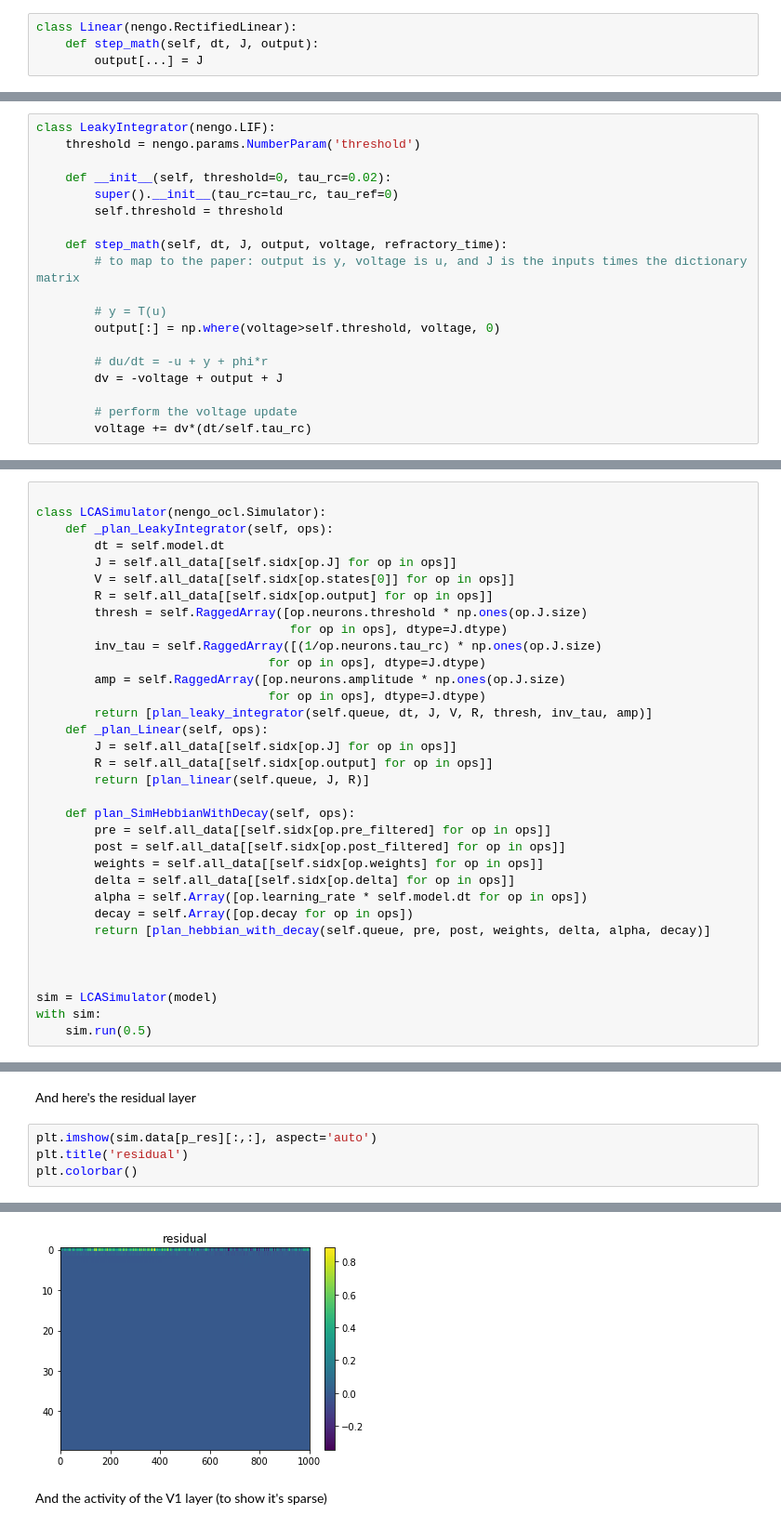
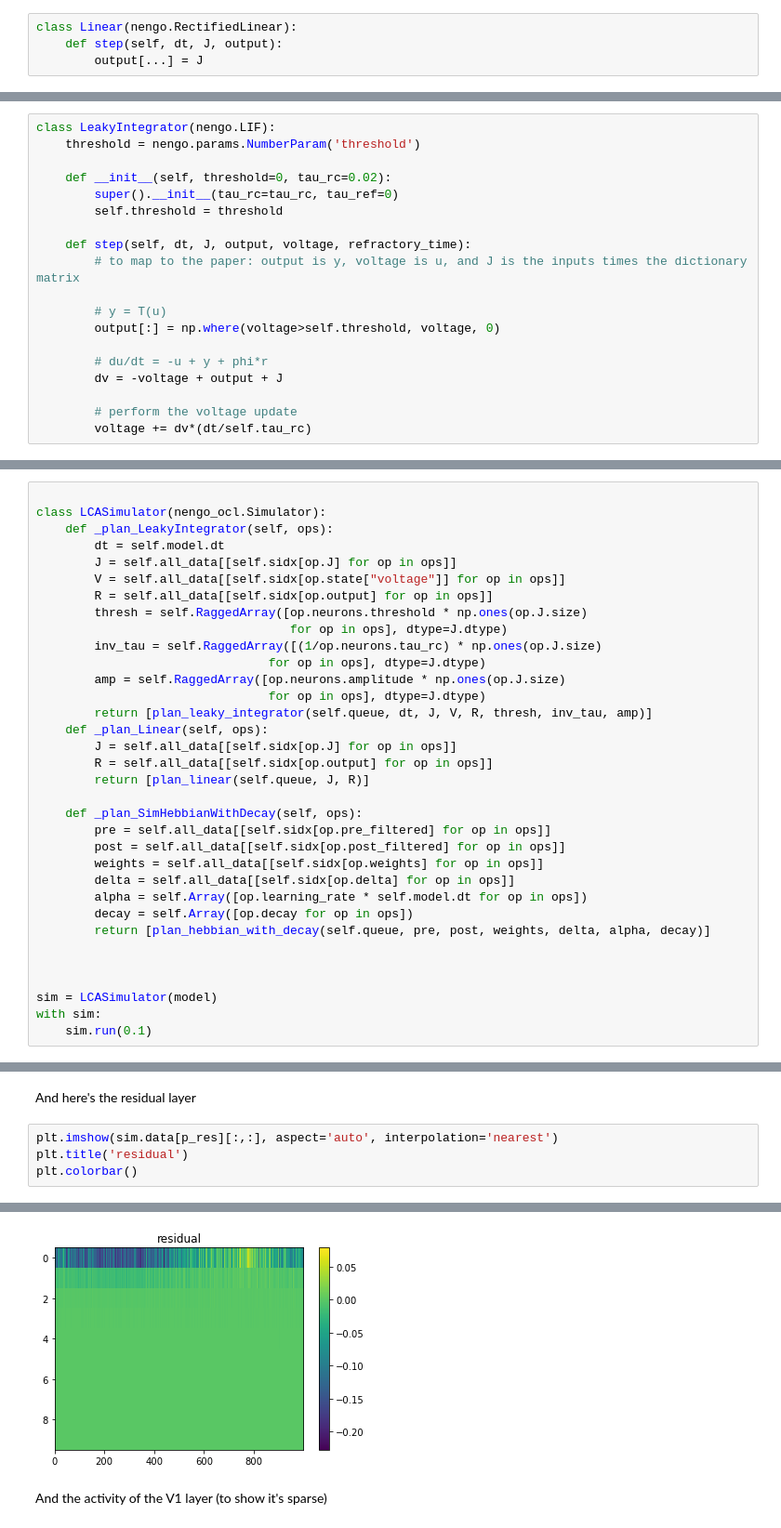
Before and after one commit to tcstewar/testing_notebooks, a Jupyter notebook: lca/LCA-nengo_ocl.ipynb, the cells around one changed output, grey strips where cells are left out. Shown at 93% size. Saved outputs shown, nothing was run; the diff lists cells and outputs as text.

```diff
--- a/lca/LCA-nengo_ocl.ipynb
+++ b/lca/LCA-nengo_ocl.ipynb
@@ -8,7 +8,7 @@ import nengo_ocl
 The residual layer needs a neuron that doesn't do anything at all.  This isn't built in to Nengo, so we'll have to create it.  Since this is pretty much the same as the RectifiedLinear model, but without the rectification, we just subclass that neuron model.
 # %%
 class Linear(nengo.RectifiedLinear):
-    def step_math(self, dt, J, output):
+    def step(self, dt, J, output):
         output[...] = J
 # %% [markdown]
 But, we also want this to work in `nengo_ocl`.  So, we need to define the OpenCL code that will run this neuron.  The actual C code is below -- it's just `outR = J;` and the rest is the boiler-plate code needed to make it all compile right.
@@ -44,7 +44,7 @@ class LeakyIntegrator(nengo.LIF):
         super().__init__(tau_rc=tau_rc, tau_ref=0)
         self.threshold = threshold
 
-    def step_math(self, dt, J, output, voltage, refractory_time):
+    def step(self, dt, J, output, voltage, refractory_time):
         # to map to the paper: output is y, voltage is u, and J is the inputs times the dictionary matrix
 
         # y = T(u)
@@ -335,7 +332,7 @@ class LCASimulator(nengo_ocl.Simulator):
     def _plan_LeakyIntegrator(self, ops):
         dt = self.model.dt
         J = self.all_data[[self.sidx[op.J] for op in ops]]
-        V = self.all_data[[self.sidx[op.states[0]] for op in ops]]
+        V = self.all_data[[self.sidx[op.state["voltage"]] for op in ops]]
         R = self.all_data[[self.sidx[op.output] for op in ops]]
         thresh = self.RaggedArray([op.neurons.threshold * np.ones(op.J.size)
                                    for op in ops], dtype=J.dtype)
@@ -349,7 +346,7 @@ class LCASimulator(nengo_ocl.Simulator):
         R = self.all_data[[self.sidx[op.output] for op in ops]]
         return [plan_linear(self.queue, J, R)]
 
-    def plan_SimHebbianWithDecay(self, ops):
+    def _plan_SimHebbianWithDecay(self, ops):
         pre = self.all_data[[self.sidx[op.pre_filtered] for op in ops]]
         post = self.all_data[[self.sidx[op.post_filtered] for op in ops]]
         weights = self.all_data[[self.sidx[op.weights] for op in ops]]
@@ -362,6 +359,6 @@ class LCASimulator(nengo_ocl.Simulator):
 
 sim = LCASimulator(model)
 with sim:
-    sim.run(0.5)
+    sim.run(0.1)
 # %% [output]
 [interactive output not drawn]
@@ -402,12 +398,12 @@ plt.show()
 # %% [markdown]
 And here's the residual layer
 # %%
-plt.imshow(sim.data[p_res][:,:], aspect='auto')
+plt.imshow(sim.data[p_res][:,:], aspect='auto', interpolation='nearest')
 plt.title('residual')
 plt.colorbar()
 # %% [output]
 <matplotlib.colorbar.Colorbar at 0x...>
-[figure, old version]
+[figure, new version]
 # %% [markdown]
 And the activity of the V1 layer (to show it's sparse)
 # %%
```
Also changed, not shown: parts of 6 cells of this notebook.
